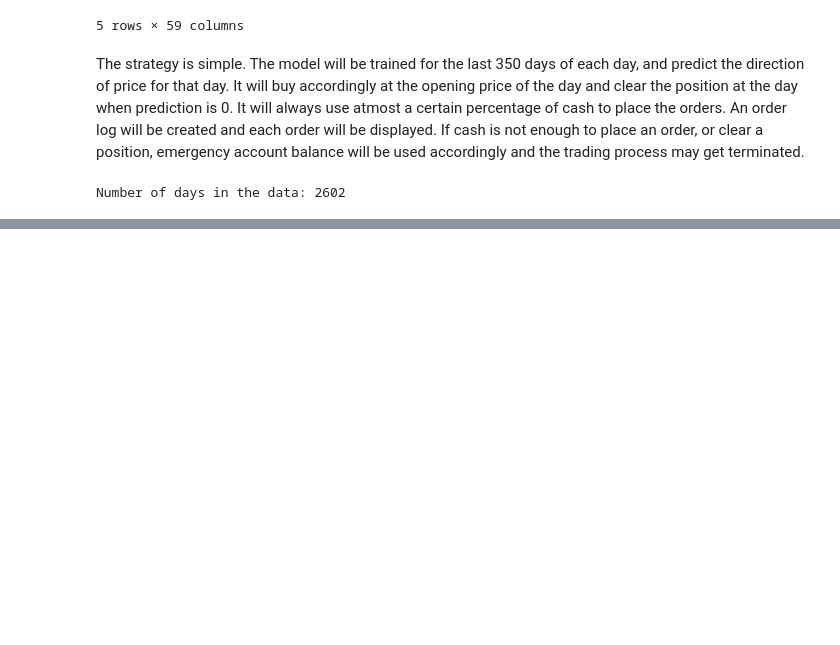
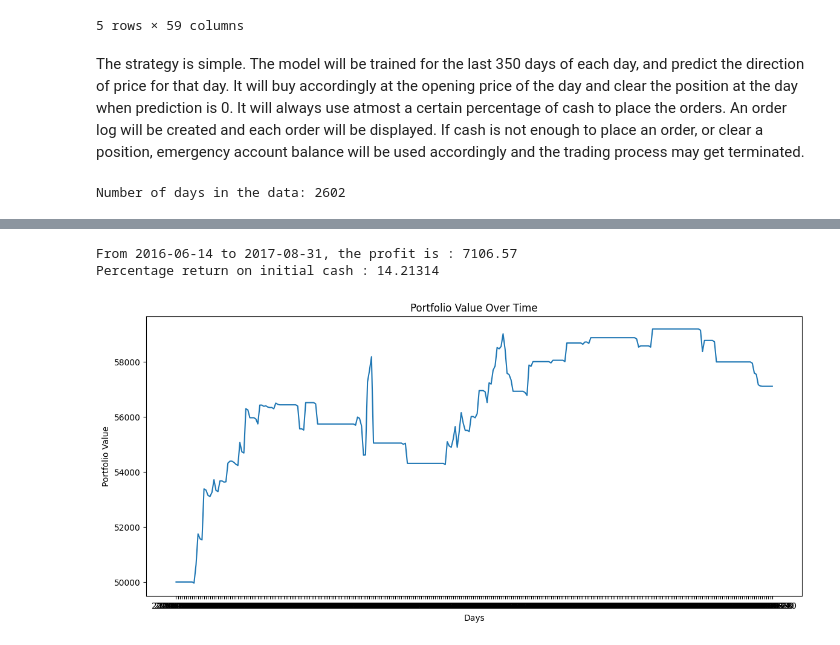
Before and after one commit to Raj-Harshit23/SoC-Automated-Trading, a Jupyter notebook: final script/backtester.ipynb, the cells around one changed output, grey strips where cells are left out. Cells and saved outputs as stored; diff of their text form; code cells hidden in the pictures; blank space fills up the shorter version.

Commit message:
Final results added

```diff
--- a/final script/backtester.ipynb
+++ b/final script/backtester.ipynb
@@ -225,0 +242,6 @@ Date: 2016-01-14 00:00:00+05:30, Action: SELL, Price: 161.32, Position: 0.00, Po
+# %%
+#Lets load the log file
+result=pd.read_csv('trading_log.txt')
+result.index=pd.to_datetime(result['Date']).dt.strftime('%Y-%m-%d')
+result.drop(columns=['Date'],inplace=True)
+result
@@ -225,0 +263,21 @@ Date: 2016-01-14 00:00:00+05:30, Action: SELL, Price: 161.32, Position: 0.00, Po
+# %%
+final_portfolio=result['Portfolio Value'].iloc[-1]
+total_profit=final_portfolio-initial_cash
+s=df.index[start]
+e=df.index[end]
+print(f"From {s} to {e}, the profit is :",total_profit )
+pct_return=total_profit/initial_cash*100
+print("Percentage return on initial cash :", pct_return)
+# %% [output]
+From 2016-06-14 to 2017-08-31, the profit is : 7106.57
+Percentage return on initial cash : 14.21314
+# %%
+import matplotlib.pyplot as plt
+plt.figure(figsize=(14, 6))
+plt.plot(result['Portfolio Value'])
+plt.xlabel('Days')
+plt.ylabel('Portfolio Value')
+plt.title('Portfolio Value Over Time')
+plt.show()
+# %% [output]
+[figure, added]
```
Also changed, not shown: parts of 10 cells of this notebook, 1 other file.
